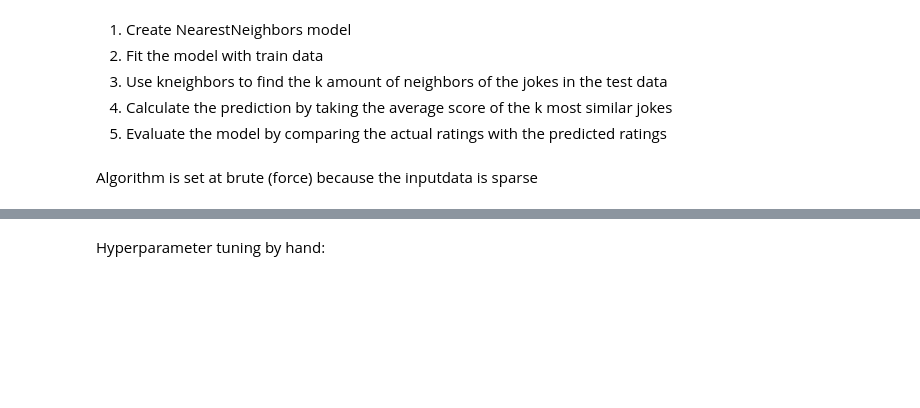
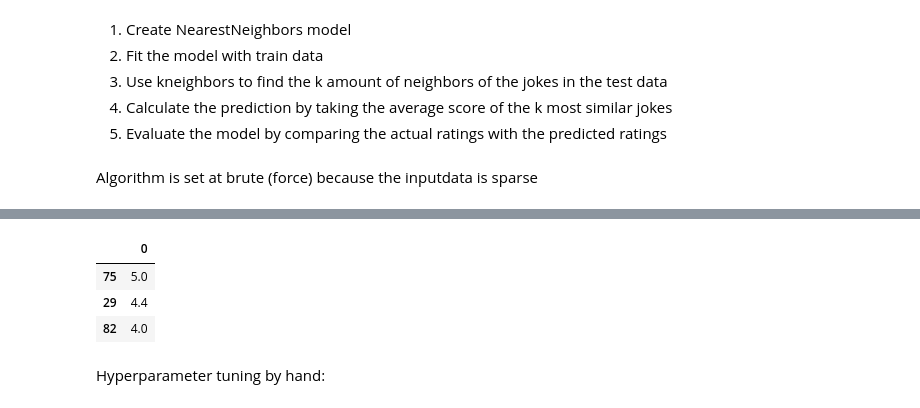
Before and after one commit to ValentijnBraun/RecSys_SDM, a Jupyter notebook: RecSys_Jester_KNN_ValentijnBraun.ipynb, the cells around one changed output, grey strips where cells are left out. Drawn from its saved outputs; the diff is of its cells as text; code cells hidden in the pictures; blank space fills up the shorter version.

```diff
--- a/RecSys_Jester_KNN_ValentijnBraun.ipynb
+++ b/RecSys_Jester_KNN_ValentijnBraun.ipynb
@@ -143,3 +212,11 @@ def create_knn_model(metric='cosine',k = 5,n_neighbors = 20,testdata=validation_
+# %%
+k = 5
+pd.DataFrame(np.array([np.abs(sim_users).sum(axis = 0)]).T/k).sort_values(by=0,ascending=False).head(3)
+# %% [output]
+|  | 0 |
+| 75 | 5.0 |
+| 29 | 4.4 |
+| 82 | 4.0 |
 # %% [markdown]
 Hyperparameter tuning by hand:
 # %%
```
Also changed, not shown: parts of 15 cells of this notebook.
